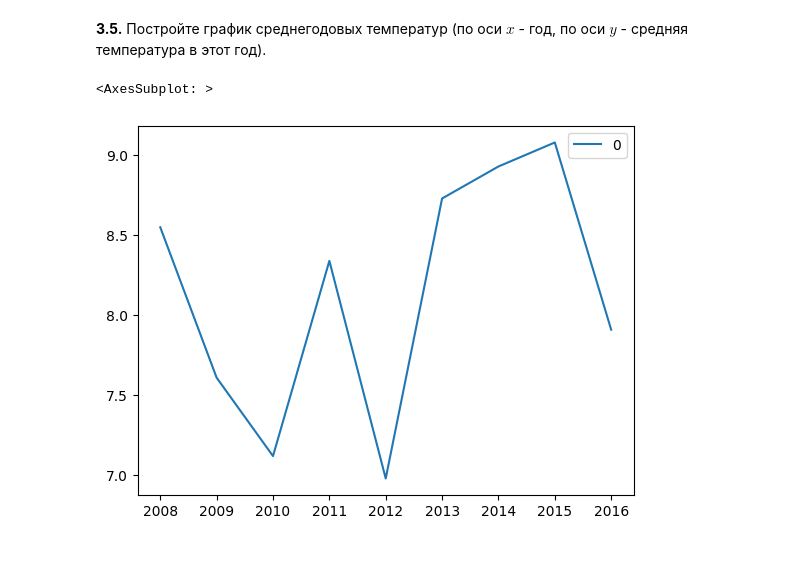
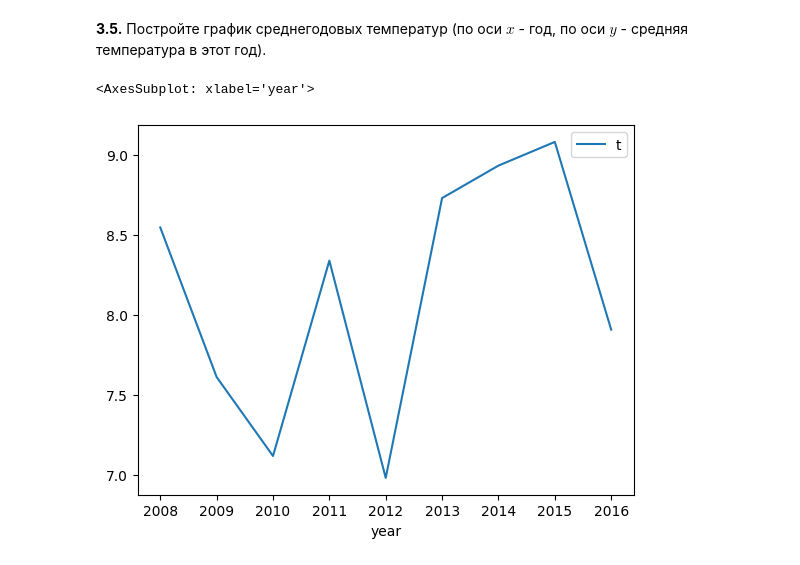
Before and after one commit to DanilKuznetcov/Classification_Hometask, a Jupyter notebook: Task_3-Copy1.ipynb, the cells around one changed output. Saved outputs shown, nothing was run; the diff lists cells and outputs as text; code cells hidden in the pictures.

```diff
--- a/Task_3-Copy1.ipynb
+++ b/Task_3-Copy1.ipynb
@@ -76,15 +64,7 @@ dl.head(1)
 # %% [markdown]
 **3.5.** Постройте график среднегодовых температур (по оси $x$ - год, по оси $y$ - средняя температура в этот год).
-# %%
-years = []
-mean_temp = []
-for year in range(2008, 2017):
-    year_frame = df.loc[(df.Day >= pd.to_datetime(str(year))) & (df.Day < pd.to_datetime(str(year+1)))]
-    mean_temp.append(round(year_frame.t.mean(), 2))
-    years.append(year)
-
-res = pd.DataFrame(mean_temp, years)
-res.plot()
-# %% [output]
-<AxesSubplot: >
-[figure, removed]
+# %%
+df[['year', 't']].groupby(['year']).mean().plot()
+# %% [output]
+<AxesSubplot: xlabel='year'>
+[figure, added]
```
Also changed, not shown: parts of 8 cells of this notebook, 18 other files.
